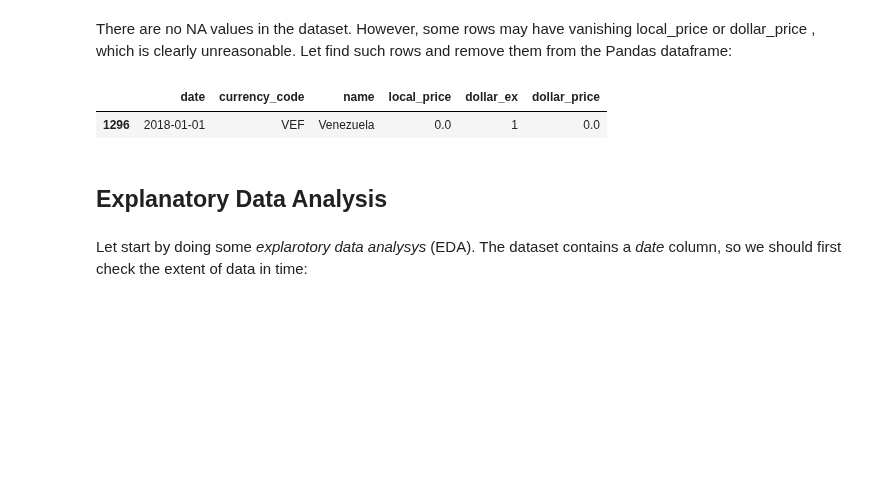
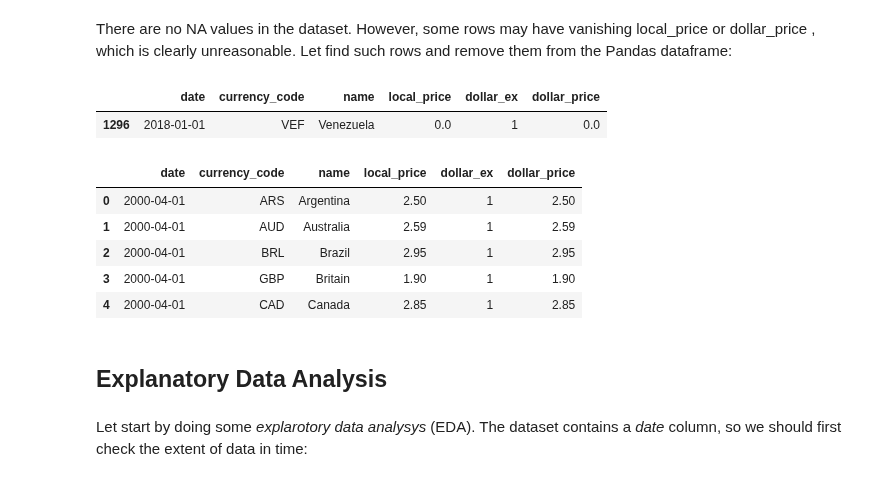
Before and after one commit to mirko-leccese/Big-Mac-Price-Analysis, a Jupyter notebook: BigMac-price-analysis.ipynb, the cells around one changed output. Saved outputs shown, nothing was run; the diff lists cells and outputs as text; code cells hidden in the pictures; blank space fills up the shorter version.

```diff
--- a/BigMac-price-analysis.ipynb
+++ b/BigMac-price-analysis.ipynb
@@ -85,6 +86,17 @@ bigmac = bigmac[(bigmac["local_price"]!=0) | (bigmac["dollar_price"]!=0)]
 # %% [output]
 |  | date | currency_code | name | local_price | dollar_ex | dollar_price |
 | 1296 | 2018-01-01 | VEF | Venezuela | 0.0 | 1 | 0.0 |
+# %%
+# Convert "date" to datetime column
+bigmac["date"] =  pd.to_datetime(bigmac["date"], infer_datetime_format=True)
+display(bigmac.head(5))
+# %% [output]
+|  | date | currency_code | name | local_price | dollar_ex | dollar_price |
+| 0 | 2000-04-01 | ARS | Argentina | 2.50 | 1 | 2.50 |
+| 1 | 2000-04-01 | AUD | Australia | 2.59 | 1 | 2.59 |
+| 2 | 2000-04-01 | BRL | Brazil | 2.95 | 1 | 2.95 |
+| 3 | 2000-04-01 | GBP | Britain | 1.90 | 1 | 1.90 |
+| 4 | 2000-04-01 | CAD | Canada | 2.85 | 1 | 2.85 |
 # %% [markdown]
 ## Explanatory Data Analysis
 # %% [markdown]
```
Also changed, not shown: parts of 4 cells of this notebook.
